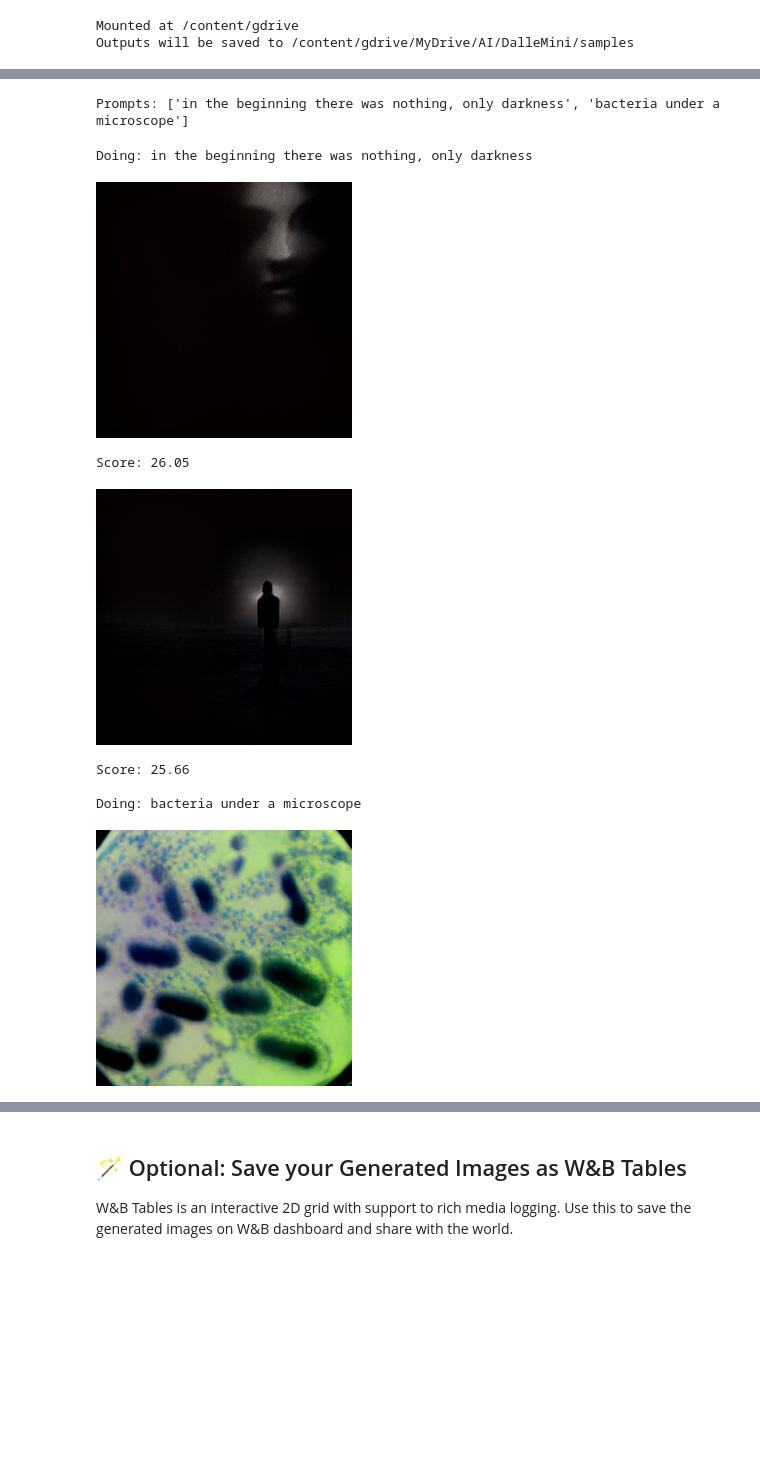
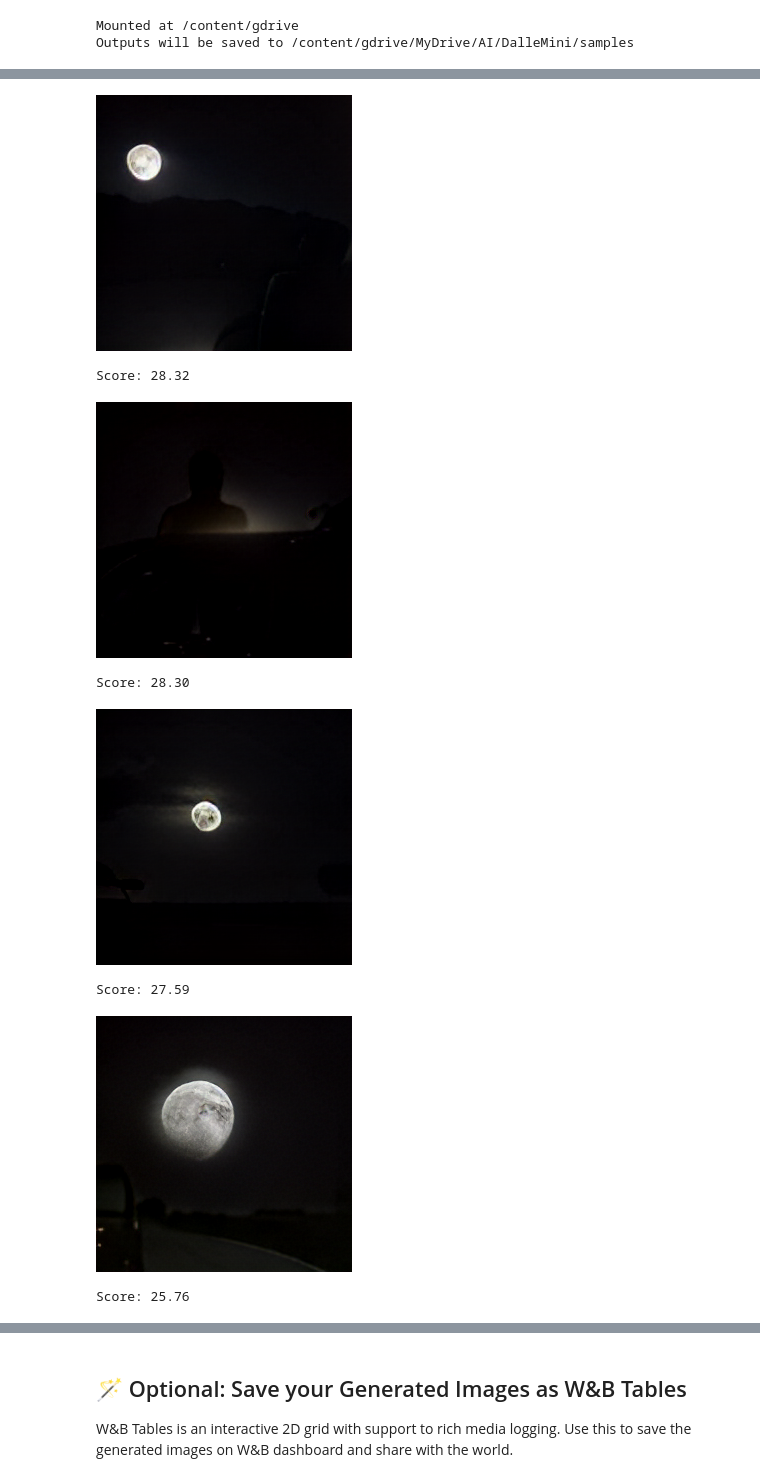
Before and after one commit to kennethgoodman/Columbia-E4579, a Jupyter notebook: image_generation_pipelines/dalle_mini_Inference_pipeline.ipynb, the cells around one changed output, grey strips where cells are left out. Saved outputs shown, nothing was run; the diff lists cells and outputs as text; code cells hidden in the pictures; blank space fills up the shorter version.

```diff
--- a/image_generation_pipelines/dalle_mini_Inference_pipeline.ipynb
+++ b/image_generation_pipelines/dalle_mini_Inference_pipeline.ipynb
@@ -270,0 +315,8 @@ def rank_images(images, prompts):
+# %%
+prompts = ["""A man was sat alone in a car. The time of night was just about perfect as far as he was concerned. Its dark the moon is hidden behind the clouds and a distinct lack of people. All good if you’re hoping to go about your business without being disturbed. He has been observing this property for the last couple of weeks, home to a small family, no pets and nothing valuable enough to require an alarm.
+
+The back door yields with ease to his expert skills and he's in so quick he may have gone unnoticed in broad daylight. He looks around the room taking a mental inventory of what he wants and what he’ll leave. There are a few electronics and a few Blu-Rays for his ‘personal’ collection. The shelves hold very little of value mainly knick-knacks and photos but some small change is quickly pocketed.
+
+Something didn’t feel right, he stood as still as possible and listened, scanning the room, and positive he heard someone moving. After a few moments he relaxed slightly, the only thing moving were the arms of the clock it would seem, still, paranoia has been proven to be a useful tool in his trade; the feeling someone is watching forced him to take greater care.
+
+He continued to look around downstairs bagging him a couple of leather jackets, a few pieces of silver and one designer handbag complete with a purse containing cards and money. He could possibly have stopped there, he’s got enough stuff to see him through the next week or two, but greed is in his ear. Taking his current haul he placed it outside, after-all he didn’t want to be walking around the house with bags of stuff that would be far too noisy and he wasn’t Santa."""]
@@ -271,27 +326,22 @@ def rank_images(images, prompts):
 # %%
-prompts = [
-    "in the beginning there was nothing, only darkness",
-    "bacteria under a microscope",
+# prompts = random.sample(list(titles), 10)
 
-]
-
-print(f"Prompts: {prompts}\n")
+# print(f"Prompts: {prompts}\n")
 # generate images
 seed = random.randint(0, 2**32 - 1)
 key = jax.random.PRNGKey(seed)
 images = get_images(key, prompts)
 ranked_images = rank_images(images, prompts)
 for prompt in prompts:
-  print(f"Doing: {prompt}")
+  # print(f"Doing: {prompt}")
   display_images_with_scores(ranked_images[prompt])
-  saving_images_with_scores(ranked_images[prompt])
+  # saving_images_with_scores(ranked_images[prompt], prompt)
 # %% [output]
+[figure, new version]
-Prompts: ['in the beginning there was nothing, only darkness', 'bacteria under a microscope']
+Score: 28.32
+[figure, new version]
-Doing: in the beginning there was nothing, only darkness
+Score: 28.30
-[figure, old version]
+[figure, new version]
-Score: 26.05
+Score: 27.59
-[figure, old version]
+[figure, new version]
-Score: 25.66
-
-Doing: bacteria under a microscope
+Score: 25.76
-[figure, old version]
```
Also changed, not shown: parts of 9 cells of this notebook.
